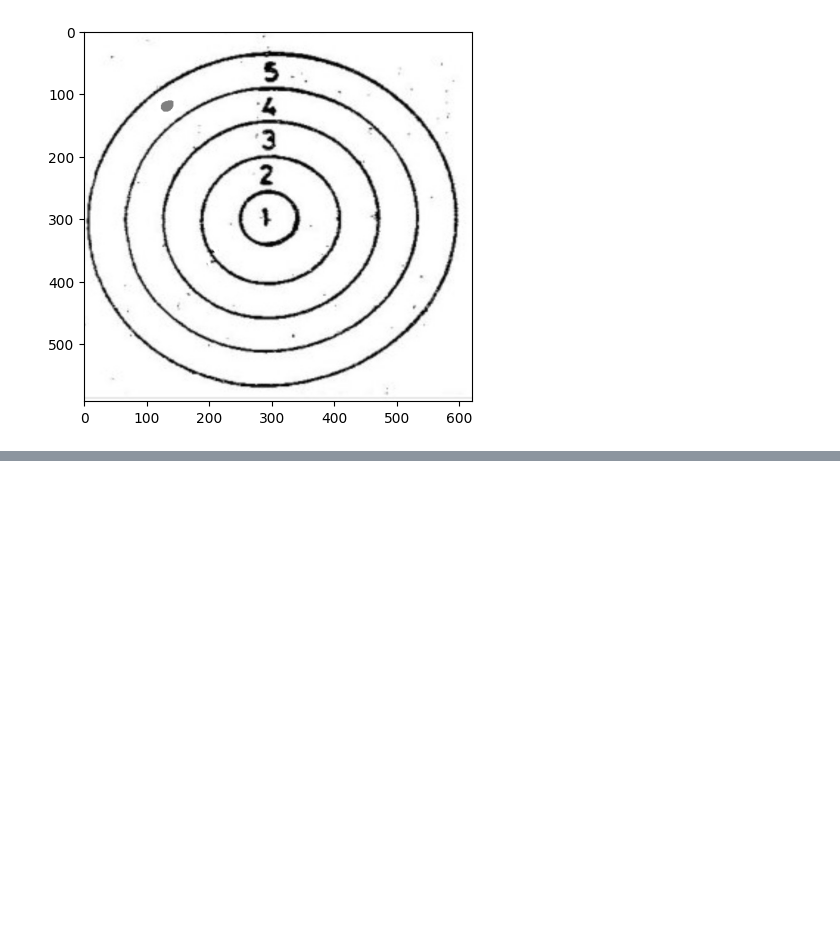
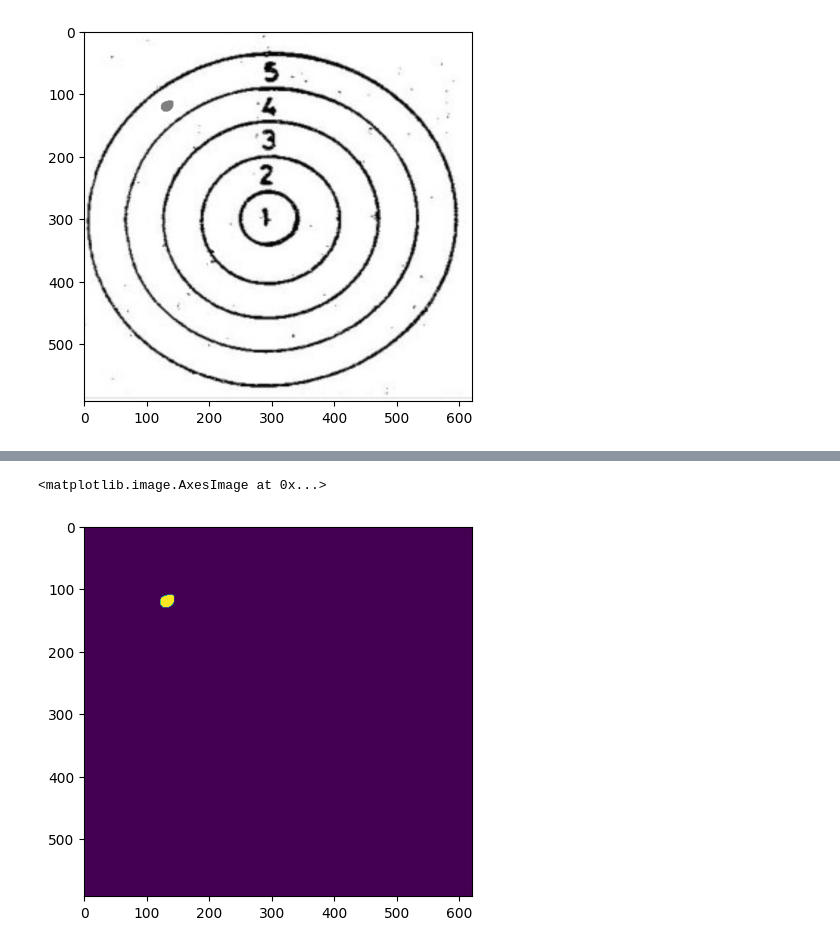
Before and after one commit to eomerfaruk/hedef_bulma_proje, a Jupyter notebook: Untitled-1.ipynb, the cells around one changed output, grey strips where cells are left out. Cells and saved outputs as stored; diff of their text form; code cells hidden in the pictures; blank space fills up the shorter version.

```diff
--- a/Untitled-1.ipynb
+++ b/Untitled-1.ipynb
@@ -39,0 +45,9 @@ hedef_kordinatları.append(cv2.boundingRect(mask)) #gri hedefin bulunduğu kordi
+# %%
+closed_mask = cv2.morphologyEx(mask , cv2.MORPH_CLOSE , kernel )
+closed_mask = cv2.erode(closed_mask , None , iterations=1)
+closed_mask  = cv2.dilate(closed_mask  ,None , iterations=2)
+# %%
+plt.imshow(closed_mask)
+# %% [output]
+<matplotlib.image.AxesImage at 0x...>
+[figure, added]
```
Also changed, not shown: parts of 38 cells of this notebook, 1 other file.
